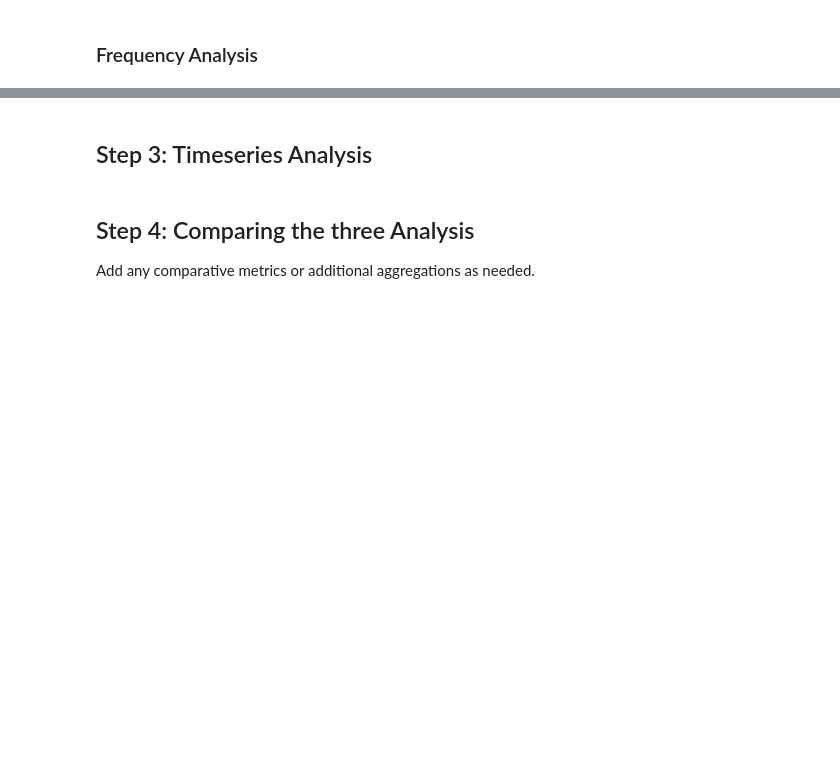
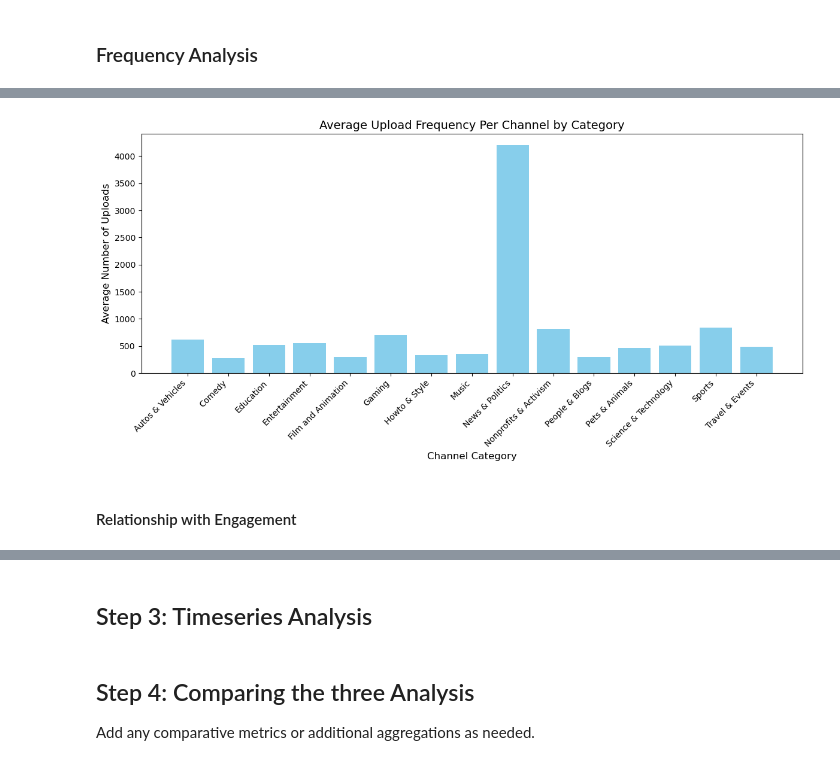
Before and after one commit to epfl-ada/ada-2024-project-panada, a Jupyter notebook: YouTube_Content_Analysis.ipynb, the cells around one changed output, grey strips where cells are left out. Saved outputs shown, nothing was run; the diff lists cells and outputs as text; code cells hidden in the pictures; blank space fills up the shorter version.

```diff
--- a/YouTube_Content_Analysis.ipynb
+++ b/YouTube_Content_Analysis.ipynb
@@ -196,0 +282,23 @@ freq_per_year = video_data.groupby(['category', 'year']).size().reset_index(name
+# %%
+# Count uploads per channel
+channel_uploads = channel_video_data.groupby(['channel_id', 'channel_category']).size().reset_index(name='upload_count')
+
+# Compute average uploads per channel for each category
+average_uploads_per_category = channel_uploads.groupby('channel_category')['upload_count'].mean().reset_index(name='avg_uploads_per_channel')
+# %%
+plt.figure(figsize=(12, 6))
+plt.bar(average_uploads_per_category['channel_category'], average_uploads_per_category['avg_uploads_per_channel'], color='skyblue')
+
+# Customize the plot
+plt.title("Average Upload Frequency Per Channel by Category", fontsize=14)
+plt.xlabel("Channel Category", fontsize=12)
+plt.ylabel("Average Number of Uploads", fontsize=12)
+plt.xticks(rotation=45, ha='right')  # Rotate category names for better readability
+plt.tight_layout()
+
+# Show the plot
+plt.show()
+# %% [output]
+[figure, added]
+# %% [markdown]
+#### Relationship with Engagement
```
Also changed, not shown: parts of 21 cells of this notebook.
